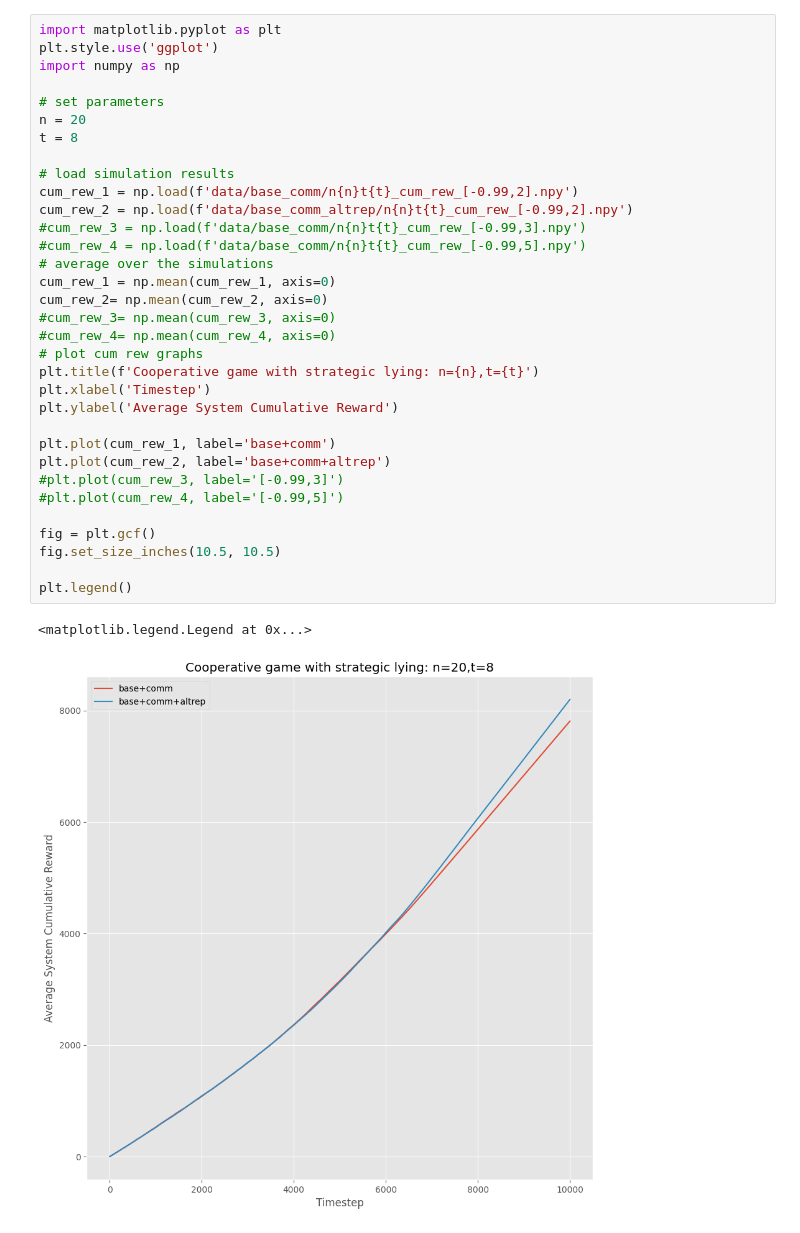
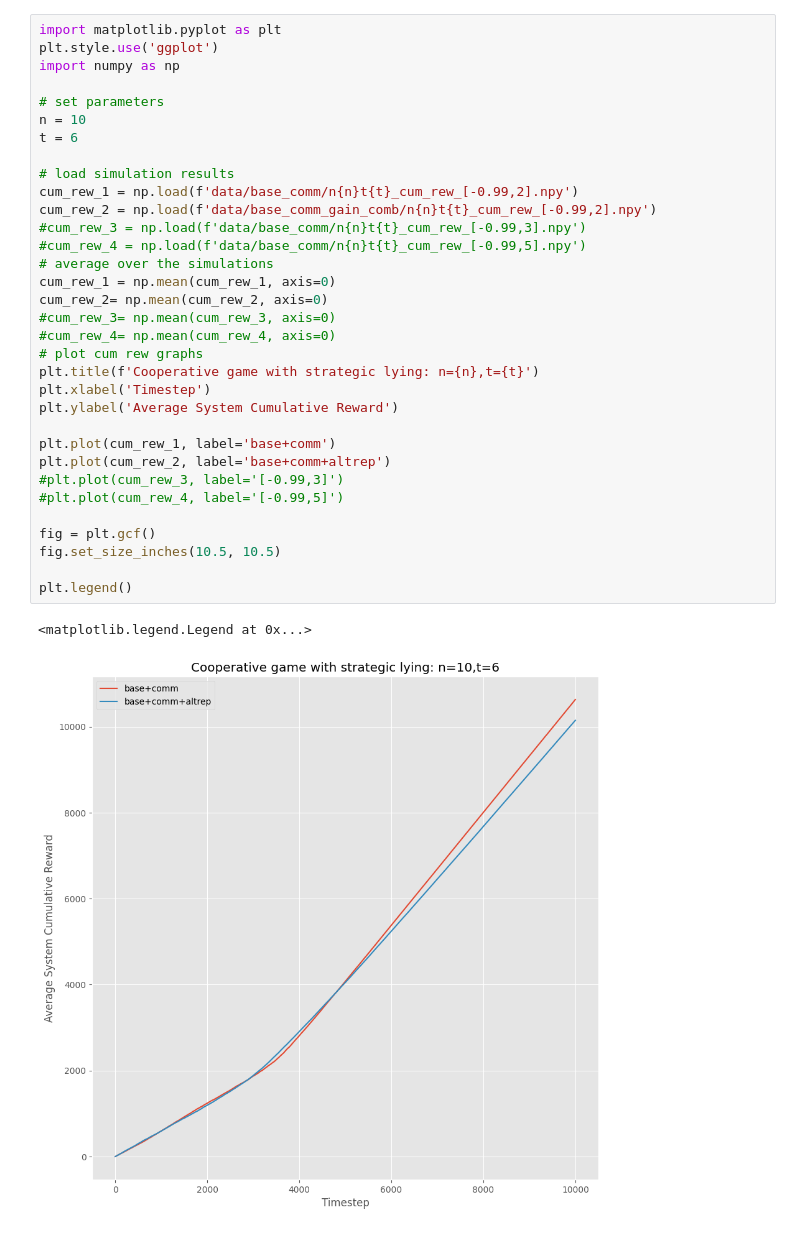
Before and after one commit to akhimoche/coop-form-marl, a Jupyter notebook: graph_test.ipynb, the cells around one changed output. Drawn from its saved outputs; the diff is of its cells as text.

Commit message:
Added some data for simple and comb reward gain

```diff
--- a/graph_test.ipynb
+++ b/graph_test.ipynb
@@ -3,37 +3,37 @@ import matplotlib.pyplot as plt
 plt.style.use('ggplot')
 import numpy as np
 
 # set parameters
-n = 20
-t = 8
+n = 10
+t = 6
 
 # load simulation results
 cum_rew_1 = np.load(f'data/base_comm/n{n}t{t}_cum_rew_[-0.99,2].npy')
-cum_rew_2 = np.load(f'data/base_comm_altrep/n{n}t{t}_cum_rew_[-0.99,2].npy')
+cum_rew_2 = np.load(f'data/base_comm_gain_comb/n{n}t{t}_cum_rew_[-0.99,2].npy')
 #cum_rew_3 = np.load(f'data/base_comm/n{n}t{t}_cum_rew_[-0.99,3].npy')
 #cum_rew_4 = np.load(f'data/base_comm/n{n}t{t}_cum_rew_[-0.99,5].npy')
 # average over the simulations
 cum_rew_1 = np.mean(cum_rew_1, axis=0)
 cum_rew_2= np.mean(cum_rew_2, axis=0)
 #cum_rew_3= np.mean(cum_rew_3, axis=0)
 #cum_rew_4= np.mean(cum_rew_4, axis=0)
 # plot cum rew graphs
 plt.title(f'Cooperative game with strategic lying: n={n},t={t}')
 plt.xlabel('Timestep')
 plt.ylabel('Average System Cumulative Reward')
 
 plt.plot(cum_rew_1, label='base+comm')
 plt.plot(cum_rew_2, label='base+comm+altrep')
 #plt.plot(cum_rew_3, label='[-0.99,3]')
 #plt.plot(cum_rew_4, label='[-0.99,5]')
 
 fig = plt.gcf()
 fig.set_size_inches(10.5, 10.5)
 
 plt.legend()
 # %% [output]
 <matplotlib.legend.Legend at 0x...>
-[figure, old version]
+[figure, new version]
 # %%
 actions_1 = np.load(f'data/base_comm/n{n}t{t}_actions_[-0.99,2].npy')
 actions_2 = np.load(f'data/base_comm_altrep/n{n}t{t}_actions_[-0.99,2].npy')
```
Also changed, not shown: parts of 2 cells of this notebook, 6 other files.
